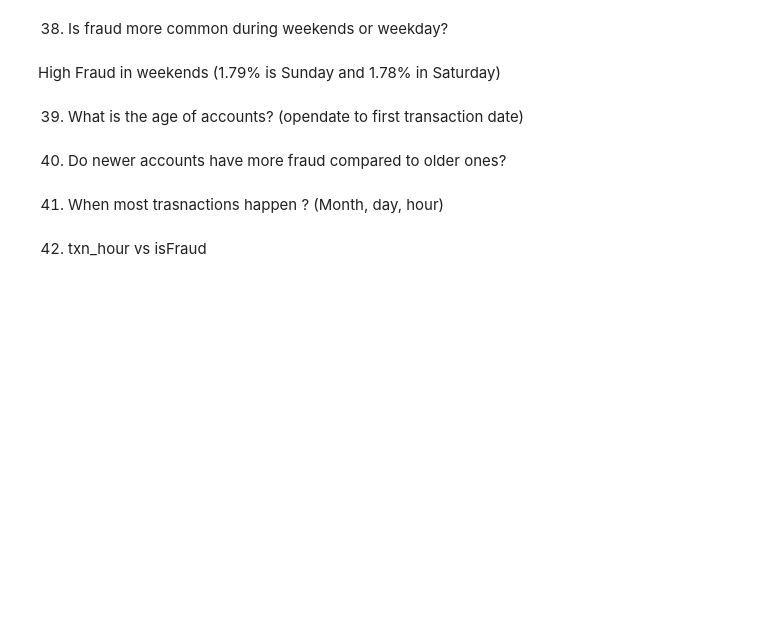
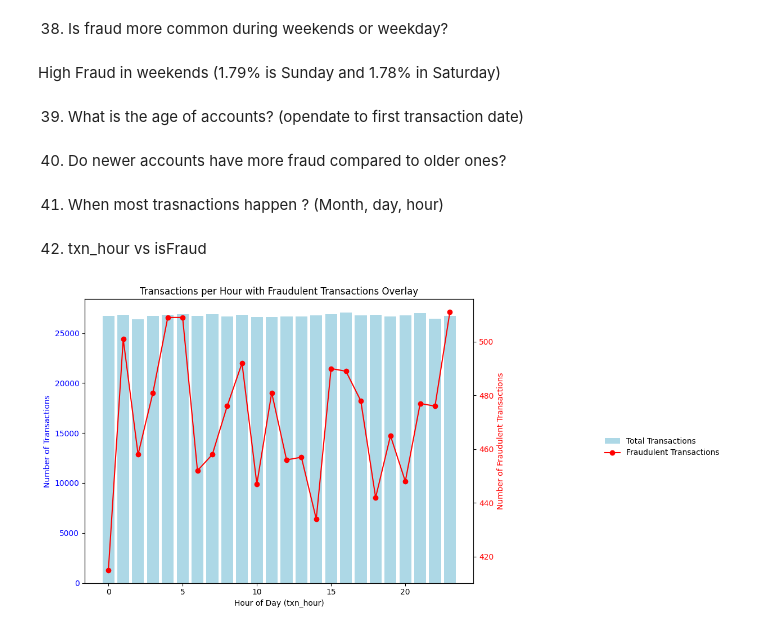
Before and after one commit to AsmitaOjha/Internship_ExtensoData_Work, a Jupyter notebook: Projects/Task_3_EDA/notebook/EDA_Questions.ipynb, the cells around one changed output. Drawn from its saved outputs; the diff is of its cells as text; code cells hidden in the pictures; blank space fills up the shorter version.

```diff
--- a/Projects/Task_3_EDA/notebook/EDA_Questions.ipynb
+++ b/Projects/Task_3_EDA/notebook/EDA_Questions.ipynb
@@ -1011,3 +1011,45 @@ plt.tight_layout()
 plt.show()
 # %% [markdown]
 42. txn_hour vs isFraud
+# %%
+# Grouping data
+total_txns_per_hour = sorted_df.groupby('txn_hour').size()
+fraud_txns_per_hour = sorted_df[sorted_df['isFraud'] == 1].groupby('txn_hour').size()
+
+# Align both series (fill missing hours with 0)
+fraud_txns_per_hour = fraud_txns_per_hour.reindex(range(24), fill_value=0)
+total_txns_per_hour = total_txns_per_hour.reindex(range(24), fill_value=0)
+
+# Plot
+fig, ax1 = plt.subplots(figsize=(10, 6))
+
+# Bar plot for total transactions
+ax1.bar(total_txns_per_hour.index, total_txns_per_hour.values,
+        color='lightblue', label='Total Transactions')
+ax1.set_xlabel('Hour of Day (txn_hour)')
+ax1.set_ylabel('Number of Transactions', color='blue')
+ax1.tick_params(axis='y', labelcolor='blue')
+
+# Line plot for fraudulent transactions
+ax2 = ax1.twinx()
+ax2.plot(fraud_txns_per_hour.index, fraud_txns_per_hour.values,
+         color='red', marker='o', label='Fraudulent Transactions')
+ax2.set_ylabel('Number of Fraudulent Transactions', color='red')
+ax2.tick_params(axis='y', labelcolor='red')
+
+# Title and layout adjustment
+plt.title('Transactions per Hour with Fraudulent Transactions Overlay')
+
+# Get handles and labels from both axes
+lines_labels = [ax.get_legend_handles_labels() for ax in [ax1, ax2]]
+lines, labels = [sum(lol, []) for lol in zip(*lines_labels)]
+
+# Place legend outside the plot area
+fig.legend(lines, labels, loc='center left', bbox_to_anchor=(1.0, 0.5), frameon=False)
+
+# Make room on the right for the legend
+plt.tight_layout(rect=[0, 0, 0.85, 1])  # Leave space on the right
+
+plt.show()
+# %% [output]
+[figure, added]
```
